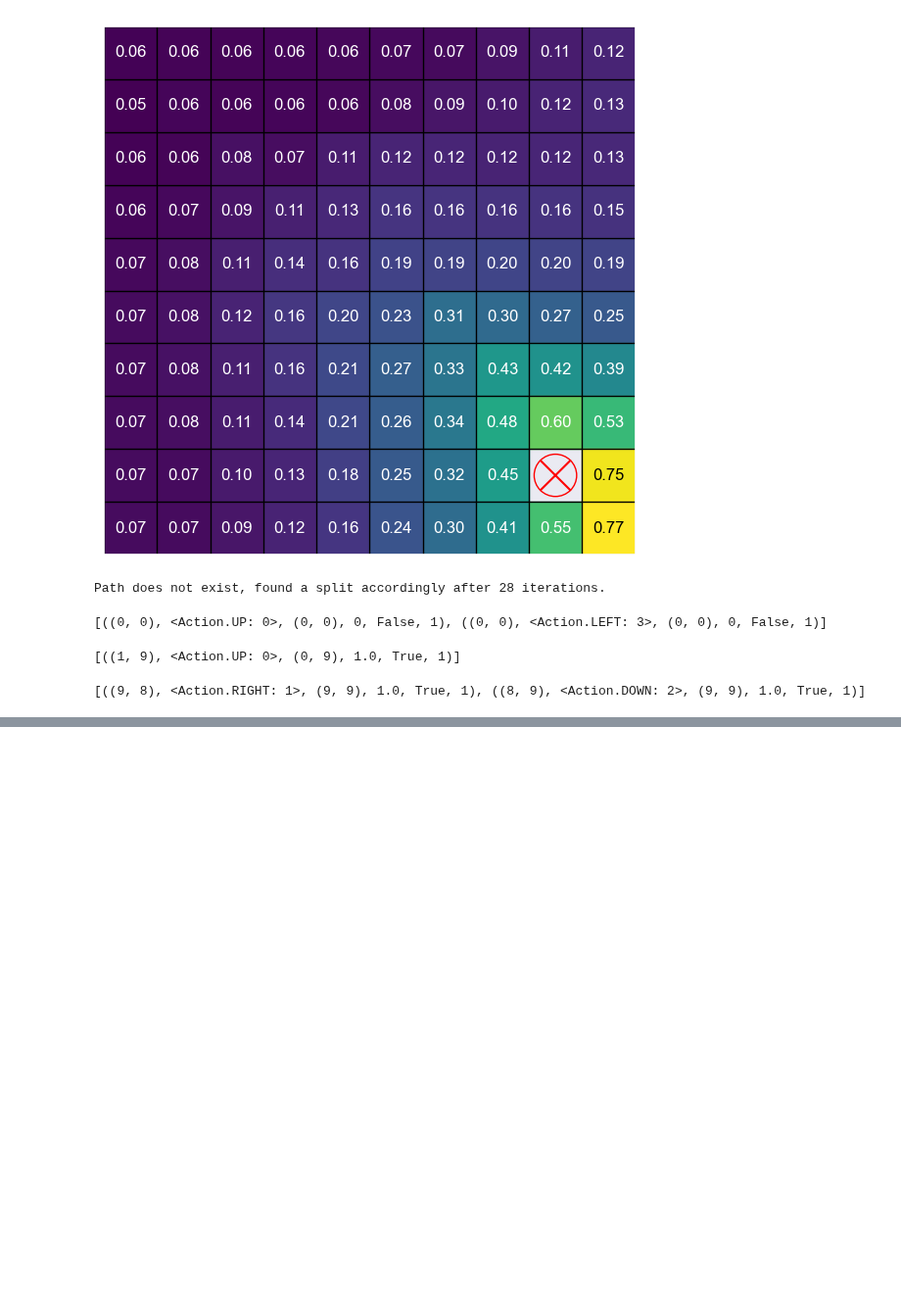
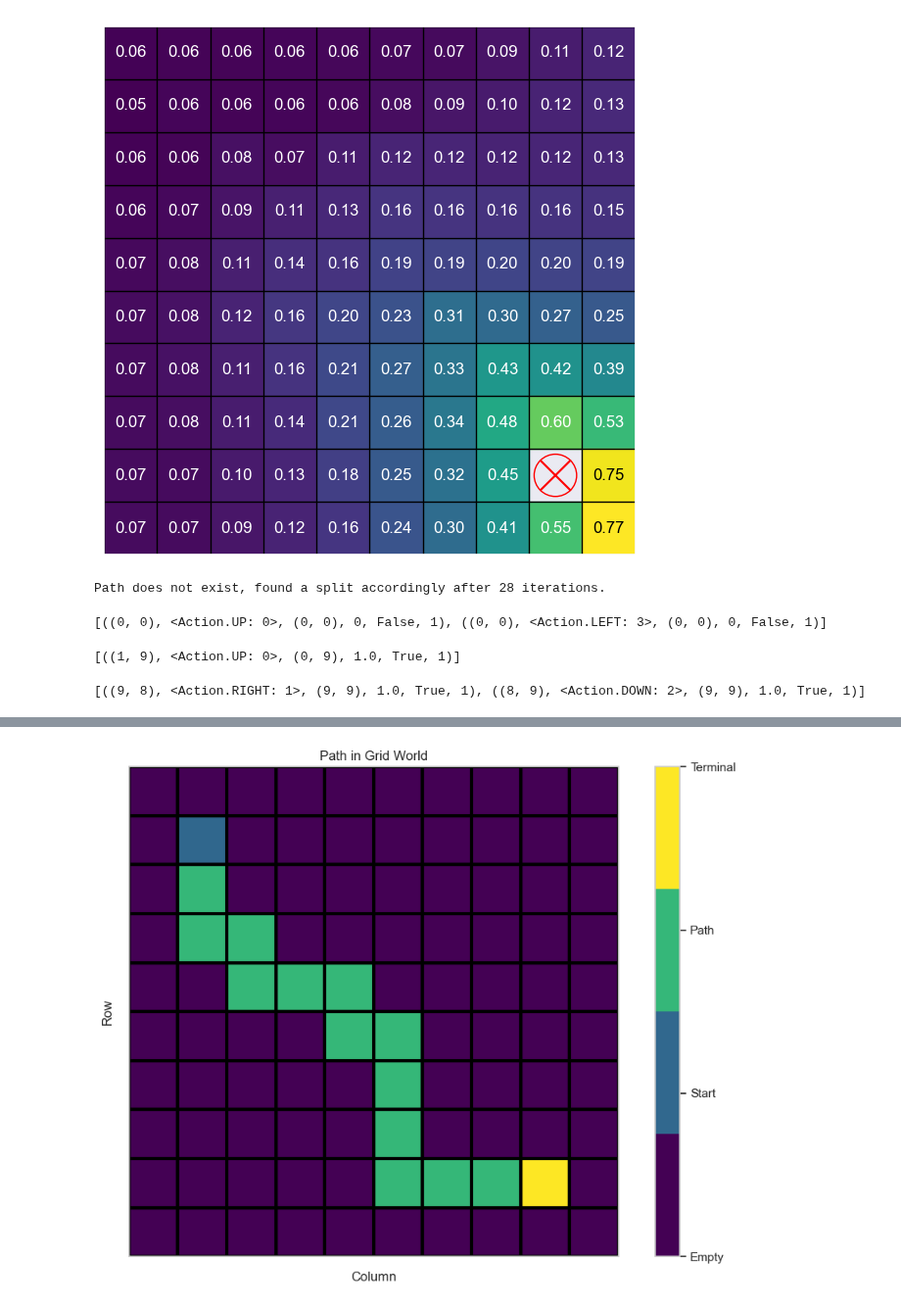
Before and after one commit to mariusdgm/phd-research, a Jupyter notebook: experiments/experiment_distributions/sanity_check.ipynb, the cells around one changed output, grey strips where cells are left out. Shown at 98% size. Saved outputs shown, nothing was run; the diff lists cells and outputs as text; code cells hidden in the pictures; blank space fills up the shorter version.

Commit message:
checked path for large belman error experiment

```diff
--- a/experiments/experiment_distributions/sanity_check.ipynb
+++ b/experiments/experiment_distributions/sanity_check.ipynb
@@ -406,3 +401,18 @@ filtered_transitions = [
 print(filtered_transitions)
 # %% [output]
 [((9, 8), <Action.RIGHT: 1>, (9, 9), 1.0, True, 1), ((8, 9), <Action.DOWN: 2>, (9, 9), 1.0, True, 1)]
+# %%
+### Rerunning experiment
+
+rows, cols = 10, 10
+start_state = (1, 1)
+terminal_states = {(8, 8): 1.0}
+seed = 614245669
+
+gamma = 0.9
+epsilon = 0.01
+num_steps = 40_000
+tau = 0.001
+lower_bound_softmax = 0.5
+batch_size = 32
+train_max_iterations = 300
@@ -408,0 +445,3 @@ print(filtered_transitions)
+# %%
+G = build_graph_with_networkx(transitions_train, start_state, terminal_states)
+check_path_existence_to_any_terminal(G, start_state, terminal_states)
@@ -408,0 +450,65 @@ print(filtered_transitions)
+# %%
+def plot_grid_path(rows, cols, path_transitions, title="Path in Grid World"):
+    # Initialize a matrix to represent the grid
+    grid = np.zeros((rows, cols))
+
+    # Mark the start, terminal, and path states in the grid
+    for i, (current_state, action, next_state, reward, done, p) in enumerate(path_transitions):
+        # Mark the current state. If it's the first one, mark it differently to represent the start state
+        grid[current_state] = 1 if i == 0 else 2
+        if done:
+            # If the next state is a terminal state, mark it differently
+            grid[next_state] = 3
+
+    # Create a color map for visual distinction
+    cmap = plt.cm.get_cmap('viridis', 4)  # 4 distinct colors for different states
+
+    # Plot the grid as a heatmap
+    plt.figure(figsize=(12, 8))
+    plt.imshow(grid, cmap=cmap, origin='upper')
+    plt.colorbar(ticks=[0, 1, 2, 3], format=plt.FuncFormatter(lambda val, loc: ['Empty', 'Start', 'Path', 'Terminal'][loc]))
+
+    # Adjusting the grid lines to be offset from the cells, to appear as walls
+    plt.xticks(np.arange(-.5, cols, 1), minor=True)
+    plt.yticks(np.arange(-.5, rows, 1), minor=True)
+    plt.grid(which="minor", color="black", linestyle='-', linewidth=3)  # Increased linewidth
+    plt.tick_params(which="minor", size=0)  # Hide the minor tick marks
+
+    # Remove the labels for major ticks to clean up the plot
+    plt.xticks(ticks=np.arange(cols), labels=[""]*cols)
+    plt.yticks(ticks=np.arange(rows), labels=[""]*rows)
+
+    plt.title(title)
+    plt.xlabel("Column")
+    plt.ylabel("Row")
+    plt.show()
+
+
+def find_path_and_plot(G, start_state, terminal_states, transitions_list, rows, cols):
+    # Attempt to find a path from start to terminal
+    path_found = None
+    for terminal in terminal_states:
+        if nx.has_path(G, start_state, terminal):
+            path_found = nx.shortest_path(G, start_state, terminal)
+            break
+
+    if not path_found:
+        print("No path found from start to terminal.")
+        return
+
+    # Extract transitions corresponding to the found path
+    path_transitions = []
+    for i in range(len(path_found) - 1):
+        for transition in transitions_list:
+            if transition[0] == path_found[i] and transition[2] == path_found[i + 1]:
+                path_transitions.append(transition)
+                break
+
+    # Now call the plotting function with correct dimensions and path transitions
+    plot_grid_path(rows, cols, path_transitions)
+
+    return path_transitions
+
+path_transitions = find_path_and_plot(G, start_state, terminal_states, transitions_list, rows, cols)
+# %% [output]
+[figure, added]
```
Also changed, not shown: parts of 7 cells of this notebook, 3 other files.
